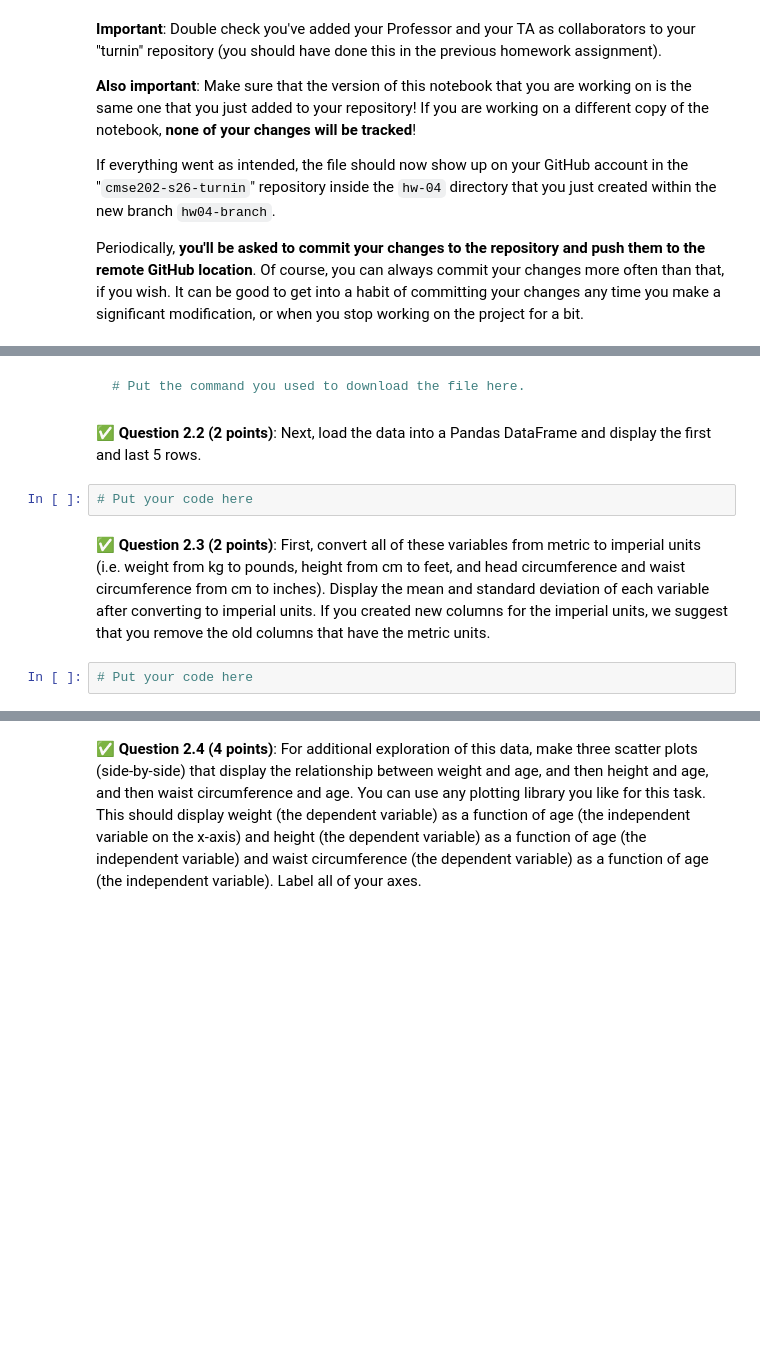
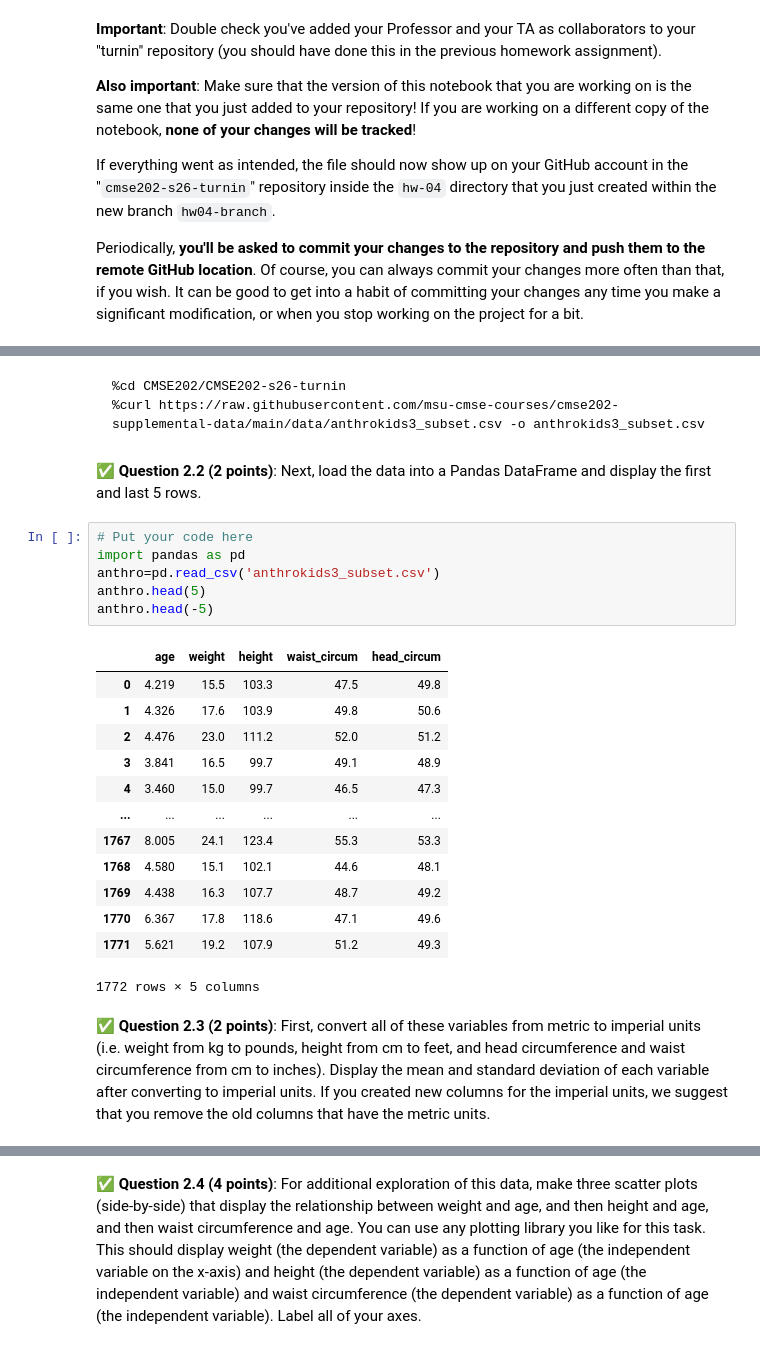
Before and after one commit to ilanberen/CMSE202-s26-turnin, a Jupyter notebook: hw-04/HW-04_RegressionClassification-STUDENT.ipynb, the cells around one changed output, grey strips where cells are left out. Saved outputs shown, nothing was run; the diff lists cells and outputs as text; blank space fills up the shorter version.

````diff
--- a/hw-04/HW-04_RegressionClassification-STUDENT.ipynb
+++ b/hw-04/HW-04_RegressionClassification-STUDENT.ipynb
@@ -69,15 +69,32 @@ The dataset is available here:
 `https://raw.githubusercontent.com/msu-cmse-courses/cmse202-supplemental-data/main/data/anthrokids3_subset.csv`
 
 &#9989; **Question 2.1 (1 points)**: To get started, **download the `anthrokids3_subset.csv` file and place it in the same directory as your notebook**.
-# %% [markdown]
-``` bash
-# Put the command you used to download the file here.
-```
+# %% [markdown]
+``` bash
+%cd CMSE202/CMSE202-s26-turnin
+%curl https://raw.githubusercontent.com/msu-cmse-courses/cmse202-supplemental-data/main/data/anthrokids3_subset.csv -o anthrokids3_subset.csv
+```
 # %% [markdown]
 &#9989;  **Question 2.2 (2 points)**: Next, load the data into a Pandas DataFrame and display the first and last 5 rows.
-# %%
-# Put your code here
+# %%
+# Put your code here
+import pandas as pd
+anthro=pd.read_csv('anthrokids3_subset.csv')
+anthro.head(5)
+anthro.head(-5)
+# %% [output]
+|  | age | weight | height | waist_circum | head_circum |
+| 0 | 4.219 | 15.5 | 103.3 | 47.5 | 49.8 |
+| 1 | 4.326 | 17.6 | 103.9 | 49.8 | 50.6 |
+| 2 | 4.476 | 23.0 | 111.2 | 52.0 | 51.2 |
+| 3 | 3.841 | 16.5 | 99.7 | 49.1 | 48.9 |
+| 4 | 3.460 | 15.0 | 99.7 | 46.5 | 47.3 |
+| ... | ... | ... | ... | ... | ... |
+| 1767 | 8.005 | 24.1 | 123.4 | 55.3 | 53.3 |
+| 1768 | 4.580 | 15.1 | 102.1 | 44.6 | 48.1 |
+| 1769 | 4.438 | 16.3 | 107.7 | 48.7 | 49.2 |
+| 1770 | 6.367 | 17.8 | 118.6 | 47.1 | 49.6 |
+| 1771 | 5.621 | 19.2 | 107.9 | 51.2 | 49.3 |
+1772 rows × 5 columns
 # %% [markdown]
 &#9989;  **Question 2.3 (2 points)**: First, convert all of these variables from metric to imperial units (i.e. weight from kg to pounds, height from cm to feet, and head circumference and waist circumference from cm to inches). Display the mean and standard deviation of each variable after converting to imperial units.  If you created new columns for the imperial units, we suggest that you remove the old columns that have the metric units.
-# %%
-# Put your code here
````
Also changed, not shown: parts of 4 cells of this notebook.
